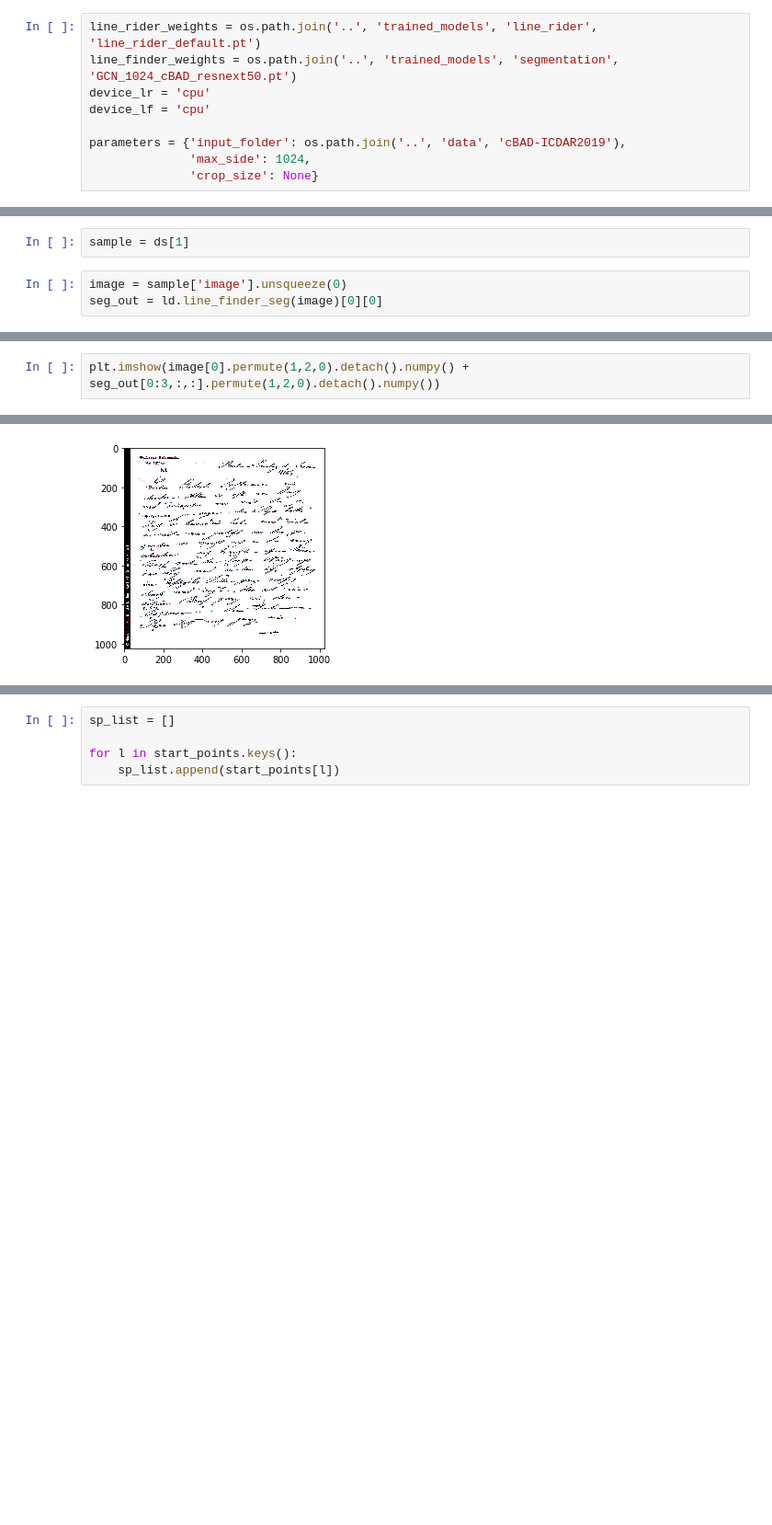
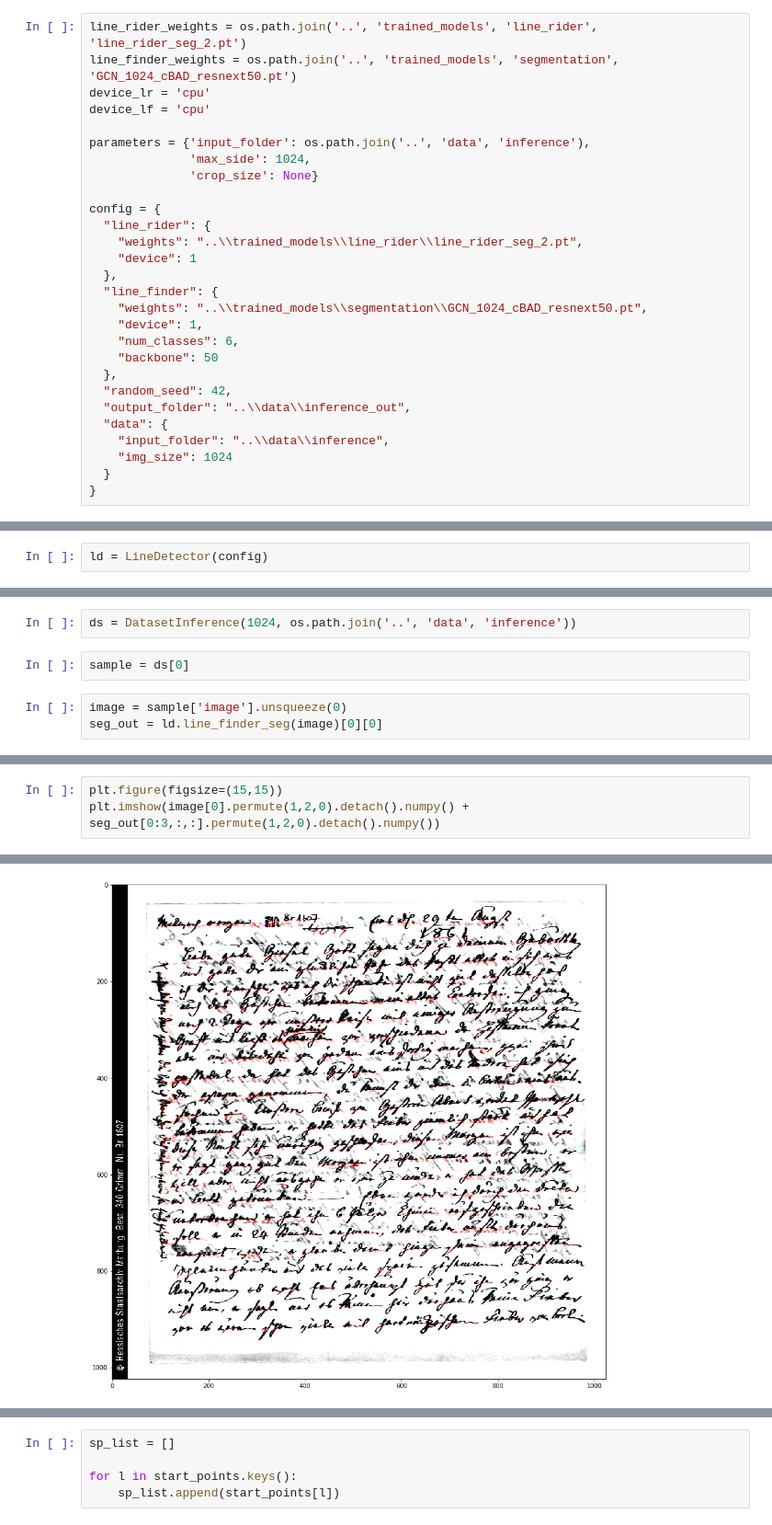
Before and after one commit to mwoedlinger/baseline-extract, a Jupyter notebook: demo/_inference_exp.ipynb, the cells around one changed output, grey strips where cells are left out. Shown at 92% size. Cells and saved outputs as stored; diff of their text form; blank space fills up the shorter version.

```diff
--- a/demo/_inference_exp.ipynb
+++ b/demo/_inference_exp.ipynb
@@ -96,9 +140,28 @@ class LineDetector:
 # %%
-line_rider_weights = os.path.join('..', 'trained_models', 'line_rider', 'line_rider_default.pt')
+line_rider_weights = os.path.join('..', 'trained_models', 'line_rider', 'line_rider_seg_2.pt')
 line_finder_weights = os.path.join('..', 'trained_models', 'segmentation', 'GCN_1024_cBAD_resnext50.pt')
 device_lr = 'cpu'
 device_lf = 'cpu'
 
-parameters = {'input_folder': os.path.join('..', 'data', 'cBAD-ICDAR2019'),
+parameters = {'input_folder': os.path.join('..', 'data', 'inference'),
               'max_side': 1024,
               'crop_size': None}
+
+config = {
+  "line_rider": {
+    "weights": "..\\trained_models\\line_rider\\line_rider_seg_2.pt",
+    "device": 1
+  },
+  "line_finder": {
+    "weights": "..\\trained_models\\segmentation\\GCN_1024_cBAD_resnext50.pt",
+    "device": 1,
+    "num_classes": 6,
+    "backbone": 50
+  },
+  "random_seed": 42,
+  "output_folder": "..\\data\\inference_out",
+  "data": {
+    "input_folder": "..\\data\\inference",
+    "img_size": 1024
+  }
+}
@@ -111,0 +168,2 @@ ds = DatasetLineRider(inf_type='train', parameters=parameters)
+# %%
+ld = LineDetector(config)
@@ -112,5 +174,7 @@ ds = DatasetLineRider(inf_type='train', parameters=parameters)
+# %%
+ds = DatasetInference(1024, os.path.join('..', 'data', 'inference'))
 # %%
-sample = ds[1]
+sample = ds[0]
 # %%
 image = sample['image'].unsqueeze(0)
 seg_out = ld.line_finder_seg(image)[0][0]
@@ -123,7 +191,8 @@ plt.imshow(seg_out[0,:,:].detach().numpy())
 # %%
+plt.figure(figsize=(15,15))
 plt.imshow(image[0].permute(1,2,0).detach().numpy() + seg_out[0:3,:,:].permute(1,2,0).detach().numpy())
 # %% [output]
 Clipping input data to the valid range for imshow with RGB data ([0..1] for floats or [0..255] for integers).
 <matplotlib.image.AxesImage at 0x...>
-[figure, old version]
+[figure, new version]
 # %%
```
Also changed, not shown: parts of 27 cells of this notebook, 6 other files.
